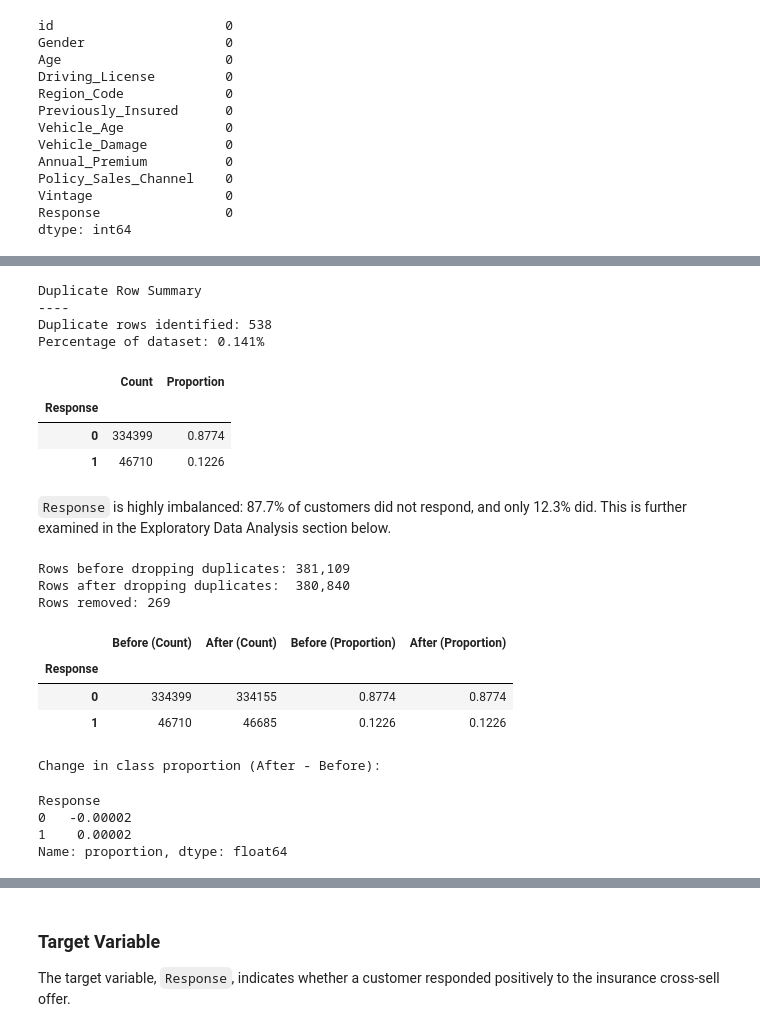
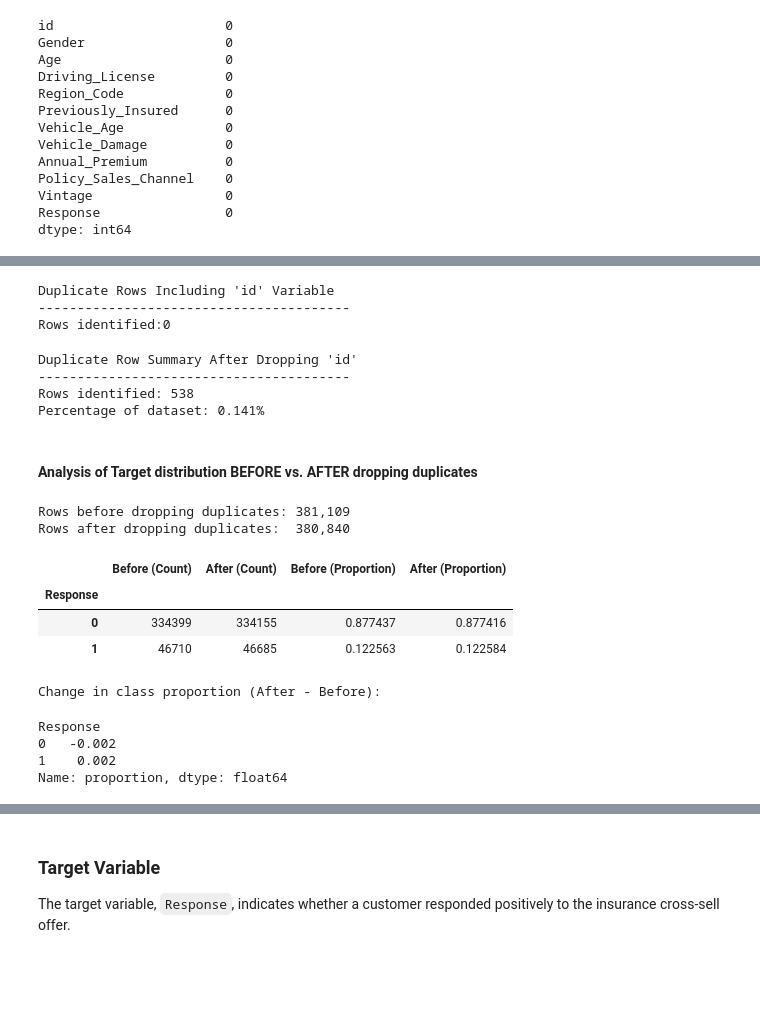
Before and after one commit to asherdata1/health-insurance-cross-sell-prediction, a Jupyter notebook: 02_notebooks/Final_Notebook-Katia.ipynb, the cells around one changed output, grey strips where cells are left out. Drawn from its saved outputs; the diff is of its cells as text; code cells hidden in the pictures; blank space fills up the shorter version.

Commit message:
Improved EDA section

```diff
--- a/02_notebooks/Final_Notebook-Katia.ipynb
+++ b/02_notebooks/Final_Notebook-Katia.ipynb
@@ -90,79 +180,73 @@ dtype: int64
+# %%
+# Duplicate rows
+duplicate = raw_data.duplicated(keep=False)
+dup_rows = raw_data[duplicate]
+num_rows_duplicate = len(dup_rows)
+
+print("Duplicate Rows Including 'id' Variable")
+print("-" * 40)
+print(f"Rows identified:{num_rows_duplicate}")
+# %% [output]
+Duplicate Rows Including 'id' Variable
+----------------------------------------
+Rows identified:0
 # %%
-# Duplicate rows, checked after dropping 'id'
+# Duplicate rows checked after dropping 'id'
 check_cols = raw_data.drop(columns="id")
 duplicate_mask = check_cols.duplicated(keep=False)
-duplicate_rows = raw_data[duplicate_mask]
+duplicate_rows = check_cols[duplicate_mask]
 
 num_duplicate_rows = len(duplicate_rows)
 duplicate_percentage = (num_duplicate_rows / len(raw_data)) * 100
 
-print("Duplicate Row Summary")
-print("-" * 4)
-print(f"Duplicate rows identified: {num_duplicate_rows}")
+print("Duplicate Row Summary After Dropping 'id'")
+print("-" * 40)
+print(f"Rows identified: {num_duplicate_rows}")
 print(f"Percentage of dataset: {duplicate_percentage:.3f}%")
 # %% [output]
-Duplicate Row Summary
-----
-Duplicate rows identified: 538
+Duplicate Row Summary After Dropping 'id'
+----------------------------------------
+Rows identified: 538
 Percentage of dataset: 0.141%
-# %%
-# Overall class distribution (target variable)
-response_counts = raw_data["Response"].value_counts()
-response_props = raw_data["Response"].value_counts(normalize=True)
-
-display(
-    pd.DataFrame({
-        "Count": response_counts,
-        "Proportion": response_props.round(4)
-    })
-)
-# %% [output]
-|  | Count | Proportion |
-| Response |  |  |
-| 0 | 334399 | 0.8774 |
-| 1 | 46710 | 0.1226 |
-# %% [markdown]
-`Response` is highly imbalanced: 87.7% of customers did not respond, and only 12.3% did. This is further examined in the Exploratory Data Analysis section below.
+# %% [markdown]
+#### Analysis of Target distribution BEFORE vs. AFTER dropping duplicates
 # %%
-# Compare class distribution BEFORE vs. AFTER dropping duplicates, to check whether duplicates should be removed
-raw_data_deduped = raw_data.drop_duplicates(
-    subset=check_cols.columns.tolist(),
-    keep="first"
-)
+# Analysis of 'Response' distribution BEFORE vs. AFTER dropping duplicates to check whether duplicates should be removed
+raw_data_deduped = raw_data.drop_duplicates(subset=check_cols.columns.tolist(), keep="first")
 
 before_counts = raw_data["Response"].value_counts().sort_index()
 after_counts = raw_data_deduped["Response"].value_counts().sort_index()
 
 before_props = raw_data["Response"].value_counts(normalize=True).sort_index()
 after_props = raw_data_deduped["Response"].value_counts(normalize=True).sort_index()
 
+
 comparison = pd.DataFrame({
     "Before (Count)": before_counts,
     "After (Count)": after_counts,
-    "Before (Proportion)": before_props.round(4),
-    "After (Proportion)": after_props.round(4)
+    "Before (Proportion)": before_props.round(6),
+    "After (Proportion)": after_props.round(6)
 })
+
 
 print(f"Rows before dropping duplicates: {len(raw_data):,}")
 print(f"Rows after dropping duplicates:  {len(raw_data_deduped):,}")
-print(f"Rows removed: {len(raw_data) - len(raw_data_deduped):,}")
 print()
 display(comparison)
 
 # Quantify the shift in class balance directly
-prop_shift = (after_props - before_props).round(5)
+prop_shift = (after_props - before_props).round(5) * 100
 print("\nChange in class proportion (After - Before):")
 display(prop_shift)
 # %% [output]
 Rows before dropping duplicates: 381,109
 Rows after dropping duplicates:  380,840
-Rows removed: 269
 |  | Before (Count) | After (Count) | Before (Proportion) | After (Proportion) |
 | Response |  |  |  |  |
-| 0 | 334399 | 334155 | 0.8774 | 0.8774 |
-| 1 | 46710 | 46685 | 0.1226 | 0.1226 |
+| 0 | 334399 | 334155 | 0.877437 | 0.877416 |
+| 1 | 46710 | 46685 | 0.122563 | 0.122584 |
 Change in class proportion (After - Before):
 Response
-0   -0.00002
-1    0.00002
+0   -0.002
+1    0.002
 Name: proportion, dtype: float64
```
Also changed, not shown: parts of 58 cells of this notebook, 6 other files.
